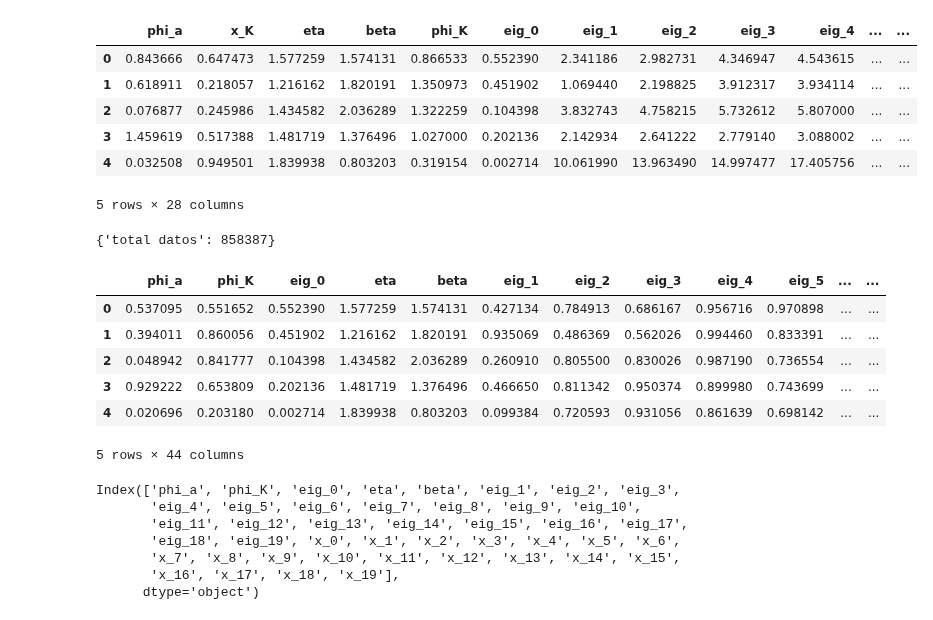
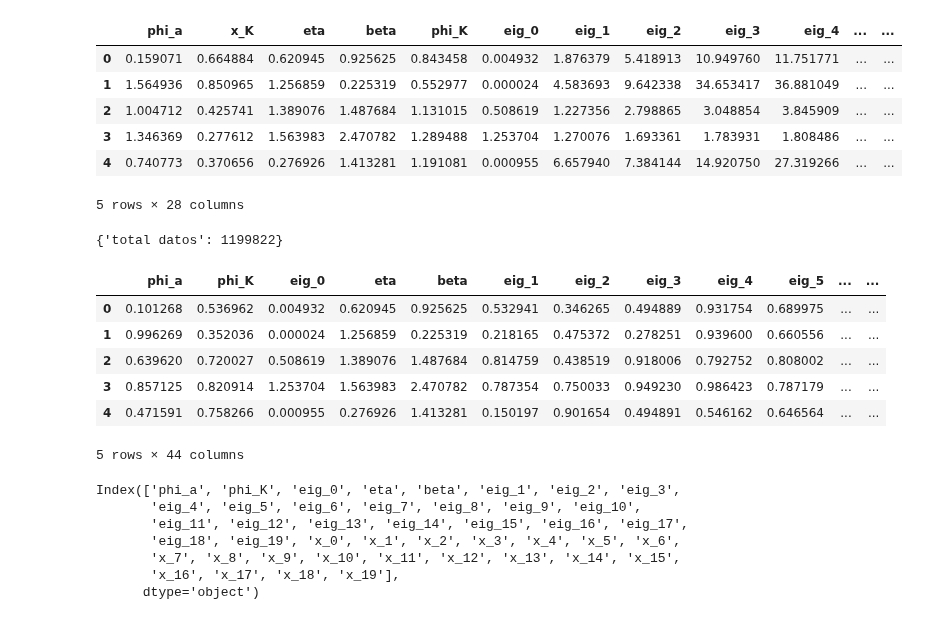
Before and after one commit to cubos-d/RUSpectroscopy_Tools, a Jupyter notebook: notebooks/cubic_neural2.ipynb, the cells around one changed output. Drawn from its saved outputs; the diff is of its cells as text; code cells hidden in the pictures.

Commit message:
New model is gonna be cooked baby

```diff
--- a/notebooks/cubic_neural2.ipynb
+++ b/notebooks/cubic_neural2.ipynb
@@ -17,18 +17,18 @@ print(sys.version)
 # %%
-N_archivos = 17
+N_archivos = 24
 key_features = "x_"
 path_rand = map(lambda x: "../input_data/cubic_" + str(x + 1) + ".csv", range(N_archivos))
 datos_rand = [pd.read_csv(x) for x in path_rand]
-path_to_current_model = "models/cubico_L4.keras" #"models/isotropico_act_custom_6.keras" # colocar "none" si quiere entrenar un modelo
+path_to_current_model = "none" #"models/isotropico_act_custom_6.keras" # colocar "none" si quiere entrenar un modelo
 # %%
-datos_rand[0].head()
+datos_rand[23].head()
 # %% [output]
 |  | phi_a | x_K | eta | beta | phi_K | eig_0 | eig_1 | eig_2 | eig_3 | eig_4 | ... | ... |
-| 0 | 0.843666 | 0.647473 | 1.577259 | 1.574131 | 0.866533 | 0.552390 | 2.341186 | 2.982731 | 4.346947 | 4.543615 | ... | ... |
-| 1 | 0.618911 | 0.218057 | 1.216162 | 1.820191 | 1.350973 | 0.451902 | 1.069440 | 2.198825 | 3.912317 | 3.934114 | ... | ... |
-| 2 | 0.076877 | 0.245986 | 1.434582 | 2.036289 | 1.322259 | 0.104398 | 3.832743 | 4.758215 | 5.732612 | 5.807000 | ... | ... |
-| 3 | 1.459619 | 0.517388 | 1.481719 | 1.376496 | 1.027000 | 0.202136 | 2.142934 | 2.641222 | 2.779140 | 3.088002 | ... | ... |
-| 4 | 0.032508 | 0.949501 | 1.839938 | 0.803203 | 0.319154 | 0.002714 | 10.061990 | 13.963490 | 14.997477 | 17.405756 | ... | ... |
+| 0 | 0.159071 | 0.664884 | 0.620945 | 0.925625 | 0.843458 | 0.004932 | 1.876379 | 5.418913 | 10.949760 | 11.751771 | ... | ... |
+| 1 | 1.564936 | 0.850965 | 1.256859 | 0.225319 | 0.552977 | 0.000024 | 4.583693 | 9.642338 | 34.653417 | 36.881049 | ... | ... |
+| 2 | 1.004712 | 0.425741 | 1.389076 | 1.487684 | 1.131015 | 0.508619 | 1.227356 | 2.798865 | 3.048854 | 3.845909 | ... | ... |
+| 3 | 1.346369 | 0.277612 | 1.563983 | 2.470782 | 1.289488 | 1.253704 | 1.270076 | 1.693361 | 1.783931 | 1.808486 | ... | ... |
+| 4 | 0.740773 | 0.370656 | 0.276926 | 1.413281 | 1.191081 | 0.000955 | 6.657940 | 7.384144 | 14.920750 | 27.319266 | ... | ... |
 5 rows × 28 columns
 # %%
 N_eig = 19
@@ -44,16 +44,16 @@ datos_rand = datos_post
 total_datos = sum(map(lambda x: len(datos_rand[x]), range(len(datos_rand))))
 print({"total datos": total_datos})
 # %% [output]
-{'total datos': 858387}
+{'total datos': 1199822}
 # %%
-datos_rand[0].head()
+datos_rand[23].head()
 # %% [output]
 |  | phi_a | phi_K | eig_0 | eta | beta | eig_1 | eig_2 | eig_3 | eig_4 | eig_5 | ... | ... |
-| 0 | 0.537095 | 0.551652 | 0.552390 | 1.577259 | 1.574131 | 0.427134 | 0.784913 | 0.686167 | 0.956716 | 0.970898 | ... | ... |
-| 1 | 0.394011 | 0.860056 | 0.451902 | 1.216162 | 1.820191 | 0.935069 | 0.486369 | 0.562026 | 0.994460 | 0.833391 | ... | ... |
-| 2 | 0.048942 | 0.841777 | 0.104398 | 1.434582 | 2.036289 | 0.260910 | 0.805500 | 0.830026 | 0.987190 | 0.736554 | ... | ... |
-| 3 | 0.929222 | 0.653809 | 0.202136 | 1.481719 | 1.376496 | 0.466650 | 0.811342 | 0.950374 | 0.899980 | 0.743699 | ... | ... |
-| 4 | 0.020696 | 0.203180 | 0.002714 | 1.839938 | 0.803203 | 0.099384 | 0.720593 | 0.931056 | 0.861639 | 0.698142 | ... | ... |
+| 0 | 0.101268 | 0.536962 | 0.004932 | 0.620945 | 0.925625 | 0.532941 | 0.346265 | 0.494889 | 0.931754 | 0.689975 | ... | ... |
+| 1 | 0.996269 | 0.352036 | 0.000024 | 1.256859 | 0.225319 | 0.218165 | 0.475372 | 0.278251 | 0.939600 | 0.660556 | ... | ... |
+| 2 | 0.639620 | 0.720027 | 0.508619 | 1.389076 | 1.487684 | 0.814759 | 0.438519 | 0.918006 | 0.792752 | 0.808002 | ... | ... |
+| 3 | 0.857125 | 0.820914 | 1.253704 | 1.563983 | 2.470782 | 0.787354 | 0.750033 | 0.949230 | 0.986423 | 0.787179 | ... | ... |
+| 4 | 0.471591 | 0.758266 | 0.000955 | 0.276926 | 1.413281 | 0.150197 | 0.901654 | 0.494891 | 0.546162 | 0.646564 | ... | ... |
 5 rows × 44 columns
 # %%
 datos_rand[0].keys()
```
Also changed, not shown: parts of 2 cells of this notebook, 5 other files.
